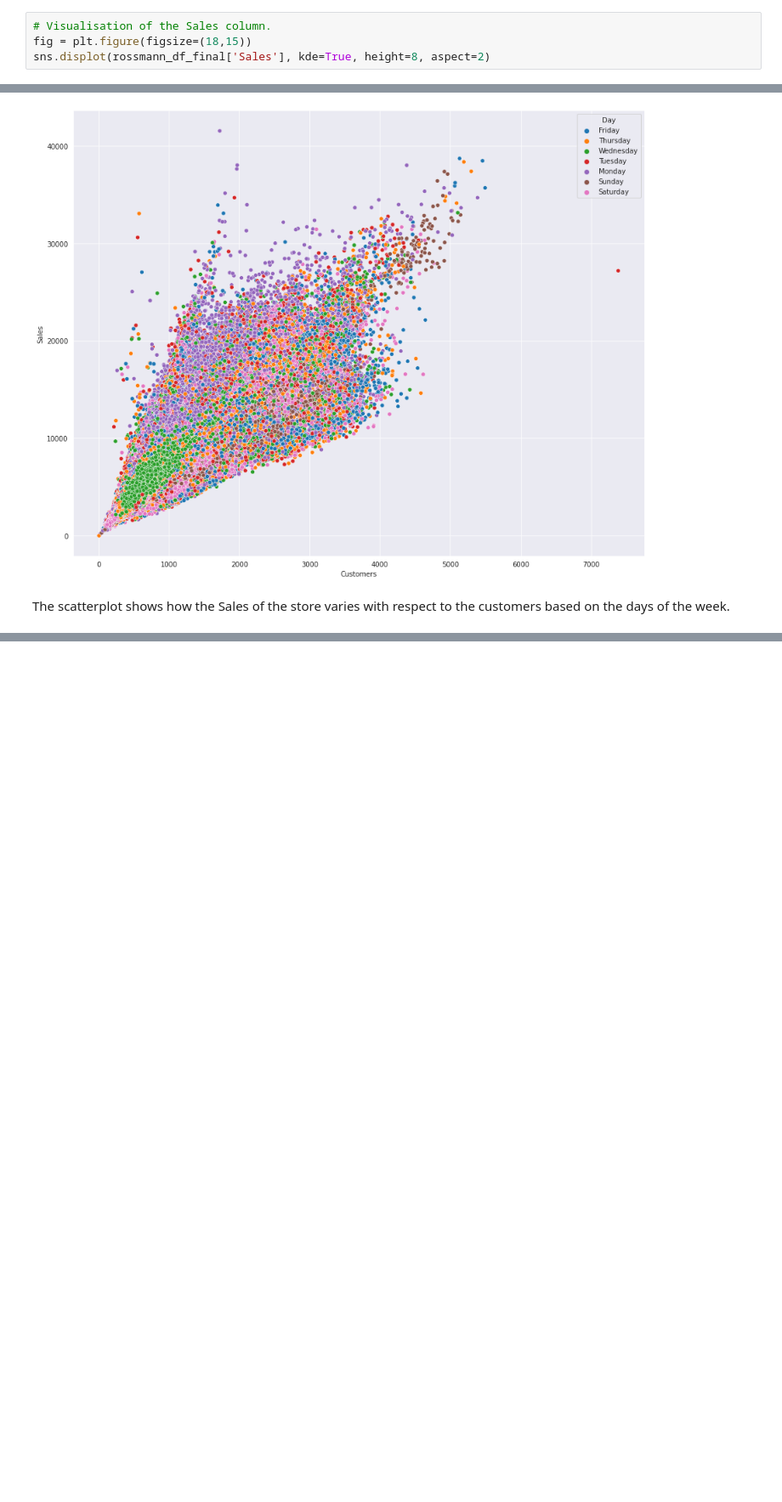
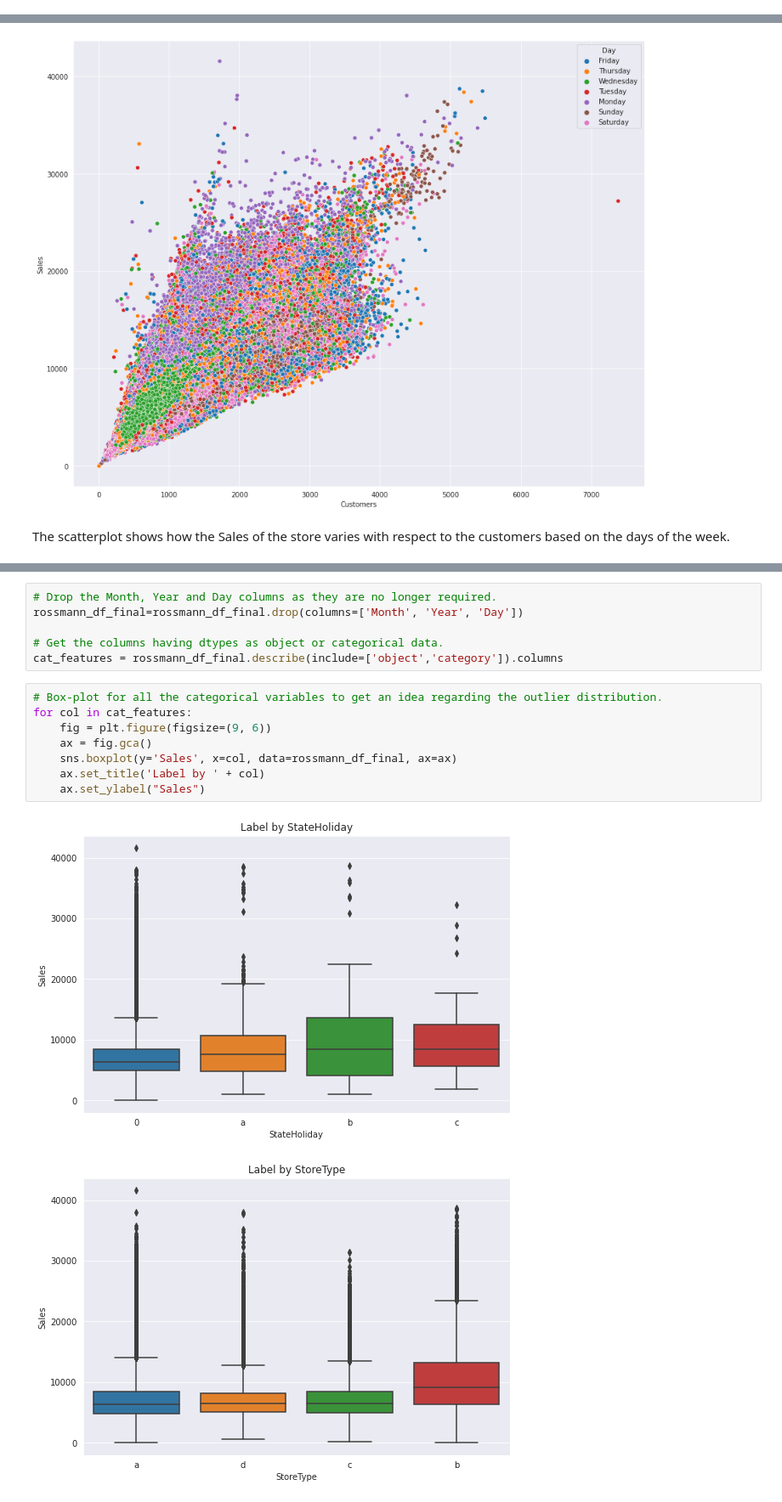
Before and after one commit to Adityasingh675/Supervised-ML-Regression, a Jupyter notebook: Rossmann_Sales_Prediction_Capstone_Project.ipynb, the cells around one changed output, grey strips where cells are left out. Shown at 85% size. Cells and saved outputs as stored; diff of their text form; blank space fills up the shorter version.

```diff
--- a/Rossmann_Sales_Prediction_Capstone_Project.ipynb
+++ b/Rossmann_Sales_Prediction_Capstone_Project.ipynb
@@ -697,4 +705,0 @@ Let's visualize the dependent variable column - Sales
-# %%
-# Visualisation of the Sales column.
-fig = plt.figure(figsize=(18,15))
-sns.displot(rossmann_df_final['Sales'], kde=True, height=8, aspect=2)
@@ -803,0 +841,17 @@ The scatterplot shows how the Sales of the store varies with respect to the cust
+# %%
+# Drop the Month, Year and Day columns as they are no longer required.
+rossmann_df_final=rossmann_df_final.drop(columns=['Month', 'Year', 'Day'])
+
+# Get the columns having dtypes as object or categorical data.
+cat_features = rossmann_df_final.describe(include=['object','category']).columns
+# %%
+# Box-plot for all the categorical variables to get an idea regarding the outlier distribution.
+for col in cat_features:
+    fig = plt.figure(figsize=(9, 6))
+    ax = fig.gca()
+    sns.boxplot(y='Sales', x=col, data=rossmann_df_final, ax=ax)
+    ax.set_title('Label by ' + col)
+    ax.set_ylabel("Sales")
+# %% [output]
+[figure, added]
+[figure, added]
```
Also changed, not shown: parts of 22 cells of this notebook.
